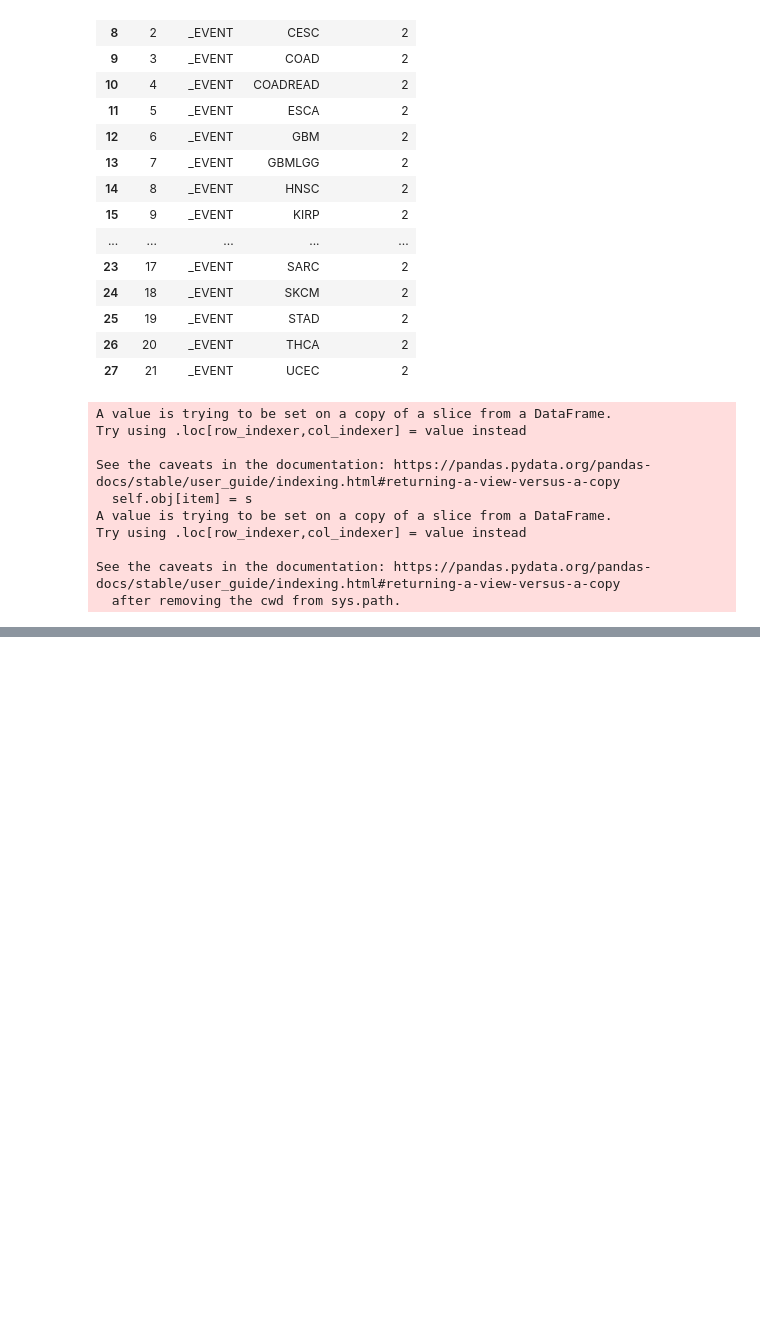
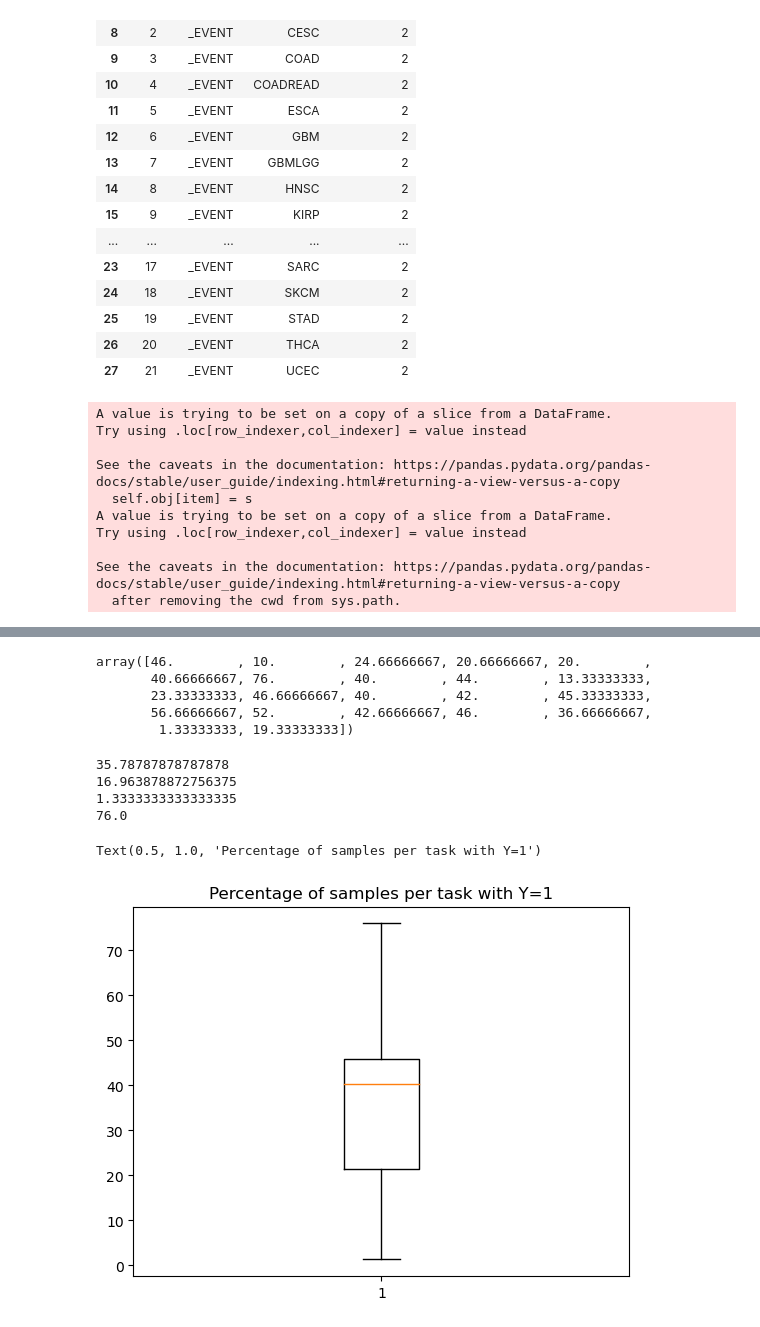
Before and after one commit to sophiewharrie/mini_TCGA_Benchmark, a Jupyter notebook: use_this_notebook_mini_TCGA_benchmark.ipynb, the cells around one changed output, grey strips where cells are left out. Cells and saved outputs as stored; diff of their text form; code cells hidden in the pictures; blank space fills up the shorter version.

```diff
--- a/use_this_notebook_mini_TCGA_benchmark.ipynb
+++ b/use_this_notebook_mini_TCGA_benchmark.ipynb
@@ -259,0 +274,5 @@ dataset.to_csv(f'my_data/mini_mask.csv', index=None)
+# %%
+import pandas as pd
+
+dataset = pd.read_csv(f'my_data/mini_data.csv')
+dataset
@@ -259,0 +293,27 @@ dataset.to_csv(f'my_data/mini_mask.csv', index=None)
+# %%
+perc_label_one = (dataset.groupby(['task']).sum()['Y'] / 150).to_numpy() * 100
+perc_label_one
+# %% [output]
+array([46.        , 10.        , 24.66666667, 20.66666667, 20.        ,
+       40.66666667, 76.        , 40.        , 44.        , 13.33333333,
+       23.33333333, 46.66666667, 40.        , 42.        , 45.33333333,
+       56.66666667, 52.        , 42.66666667, 46.        , 36.66666667,
+        1.33333333, 19.33333333])
+# %%
+print(perc_label_one.mean())
+print(perc_label_one.std())
+print(perc_label_one.min())
+print(perc_label_one.max())
+# %% [output]
+35.78787878787878
+16.963878872756375
+1.3333333333333335
+76.0
+# %%
+import matplotlib.pyplot as plt
+
+plt.boxplot(perc_label_one)
+plt.title("Percentage of samples per task with Y=1")
+# %% [output]
+Text(0.5, 1.0, 'Percentage of samples per task with Y=1')
+[figure, added]
```
Also changed, not shown: parts of 4 cells of this notebook.
